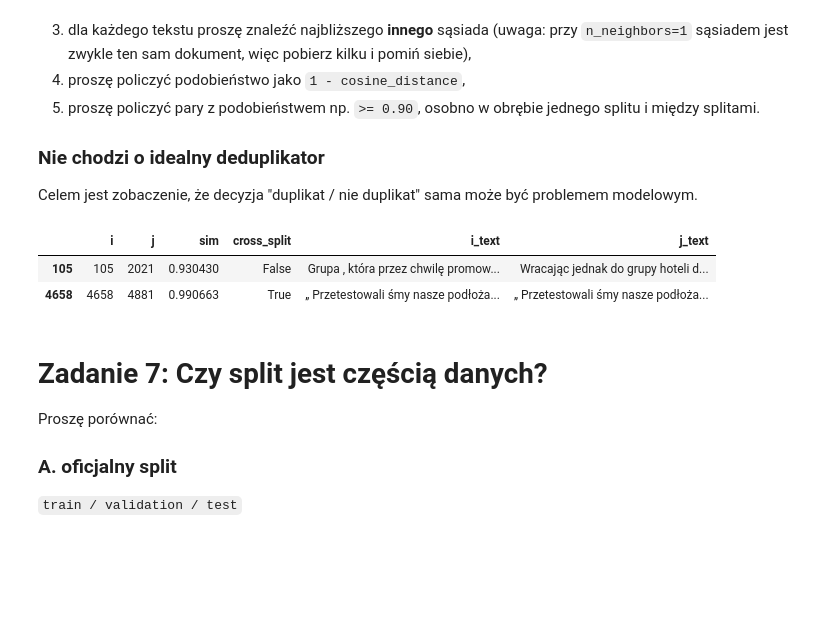
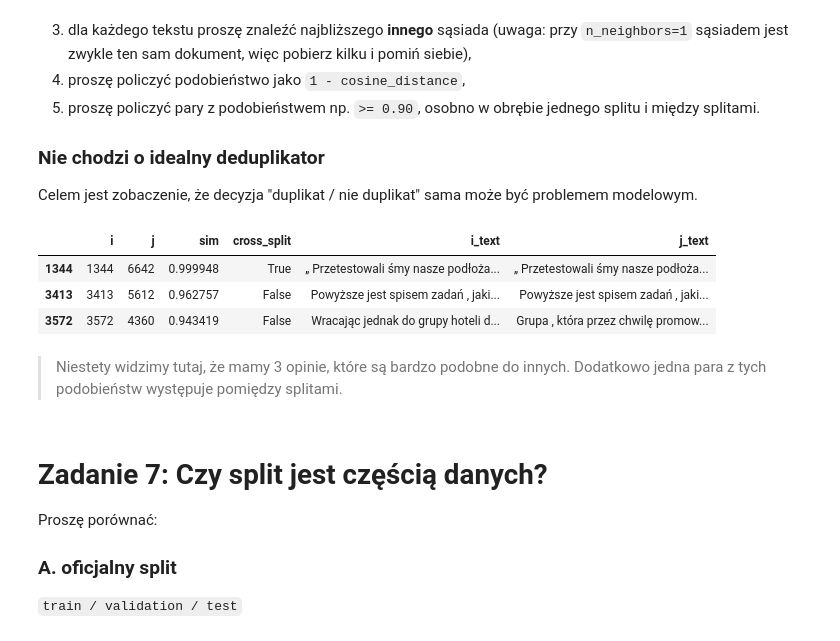
Before and after one commit to LukaszKluza/NaturaLanguageProcessing, a Jupyter notebook: Lab_1/001_Text.ipynb, the cells around one changed output. Cells and saved outputs as stored; diff of their text form; code cells hidden in the pictures; blank space fills up the shorter version.

```diff
--- a/Lab_1/001_Text.ipynb
+++ b/Lab_1/001_Text.ipynb
@@ -642,10 +662,9 @@ Celem jest zobaczenie, że decyzja "duplikat / nie duplikat" sama może być pro
 N_NEIGHBORS = 2
 SIMILARITY_THRESHOLD = 0.90
 
-sample = all_df.sample(5000, random_state=RANDOM_STATE)
 vectorizer = TfidfVectorizer(analyzer="char_wb", ngram_range=(3, 5))
 
-X = vectorizer.fit_transform(sample['text_norm'])
+X = vectorizer.fit_transform(all_df['text_norm'])
 
 def nearest_other_neighbor(X):
     knn = NearestNeighbors(metric="cosine")
@@ -657,29 +676,34 @@ def nearest_other_neighbor(X):
     return j, sim
 
 
-
 # MIEJSCE NA KOD
 j, sim = nearest_other_neighbor(X)
+# %%
+def find_pairs(df, j, sim, threshold_min = SIMILARITY_THRESHOLD, threshold_max = 100):
+    pairs = pd.DataFrame({
+        "i": range(len(df)),
+        "j": j,
+        "sim": sim
+    })
+
+    pairs = pairs[(pairs["sim"] >=  threshold_min) & (pairs["sim"] <= threshold_max)]
+    pairs = pairs[pairs["i"] < pairs["j"]]
+
+    pairs["cross_split"] = df["split"].values[pairs["i"]] != df["split"].values[pairs["j"]]
+    pairs["i_text"] = df["text"].values[pairs["i"]]
+    pairs["j_text"] = df["text"].values[pairs["j"]]
+
+    return pairs
 # %%
-pairs = []
-
-pairs = pd.DataFrame({
-    "i": range(len(sample)),
-    "j": j,
-    "sim": sim
-})
-
-pairs = pairs[pairs["sim"] >=  SIMILARITY_THRESHOLD]
-pairs = pairs[pairs["i"] < pairs["j"]]
-
-pairs["cross_split"] = sample["split"].values[pairs["i"]] != sample["split"].values[pairs["j"]]
-pairs["i_text"] = sample["text"].values[pairs["i"]]
-pairs["j_text"] = sample["text"].values[pairs["j"]]
+pairs = find_pairs(all_df, j, sim)
 pairs
 # %% [output]
 |  | i | j | sim | cross_split | i_text | j_text |
-| 105 | 105 | 2021 | 0.930430 | False | Grupa , która przez chwilę promow... | Wracając jednak do grupy hoteli d... |
-| 4658 | 4658 | 4881 | 0.990663 | True | „ Przetestowali śmy nasze podłoża... | „ Przetestowali śmy nasze podłoża... |
+| 1344 | 1344 | 6642 | 0.999948 | True | „ Przetestowali śmy nasze podłoża... | „ Przetestowali śmy nasze podłoża... |
+| 3413 | 3413 | 5612 | 0.962757 | False | Powyższe jest spisem zadań , jaki... | Powyższe jest spisem zadań , jaki... |
+| 3572 | 3572 | 4360 | 0.943419 | False | Wracając jednak do grupy hoteli d... | Grupa , która przez chwilę promow... |
+# %% [markdown]
+> Niestety widzimy tutaj, że mamy 3 opinie, które są bardzo podobne do innych. Dodatkowo jedna para z tych podobieństw występuje pomiędzy splitami.
 # %% [markdown]
 
 # Zadanie 7: Czy split jest częścią danych?
```
Also changed, not shown: parts of 57 cells of this notebook, 7 other files.
